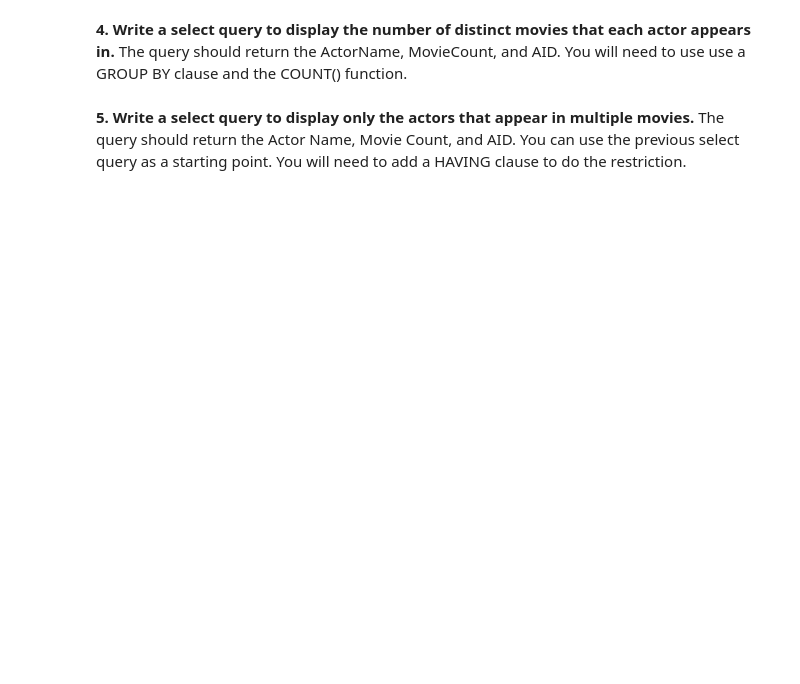
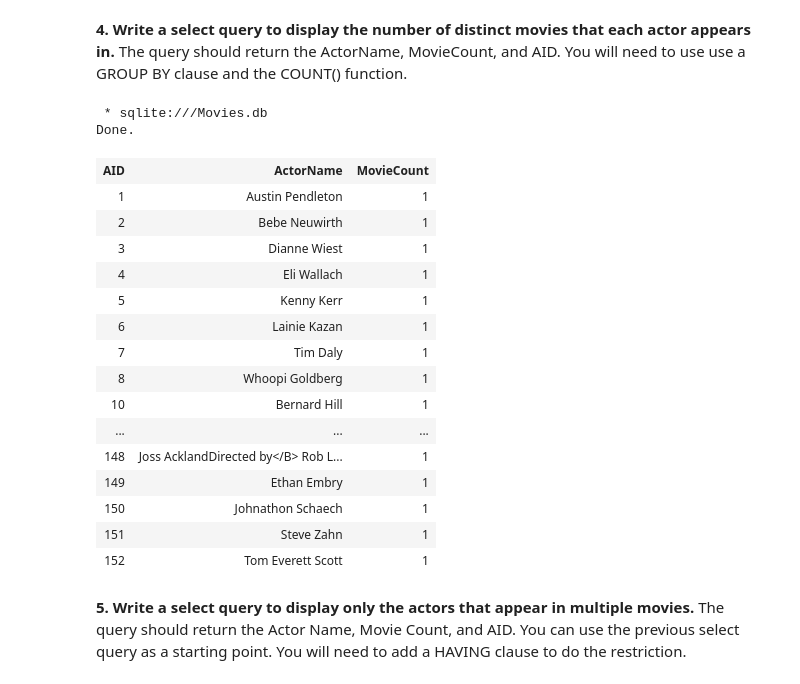
Before and after one commit to mdisanto2/movies-tonight-mdisanto2, a Jupyter notebook: Part4.ipynb, the cells around one changed output. Cells and saved outputs as stored; diff of their text form; code cells hidden in the pictures; blank space fills up the shorter version.

```diff
--- a/Part4.ipynb
+++ b/Part4.ipynb
@@ -17,4 +87,31 @@ The query should use `JOIN` syntax as described in your textbook. Also, use alia
 # %% [markdown]
 **4. Write a select query to display the number of distinct movies that each actor appears in.** The query should return the ActorName, MovieCount, and AID. You will need to use use a GROUP BY clause and the COUNT() function.
+# %%
+%%sql
+SELECT ARTISTS.AID, ARTISTS.NAME as ActorName, COUNT(DISTINCT MID) as MovieCount
+FROM MOVIES
+    JOIN CREDITS USING (MID)
+    JOIN ARTISTS USING (AID)
+WHERE CREDITS.CCODE = 'A'
+GROUP BY ARTISTS.AID, ARTISTS.NAME;
+# %% [output]
+ * sqlite:///Movies.db
+Done.
+| AID | ActorName | MovieCount |
+| 1 | Austin Pendleton | 1 |
+| 2 | Bebe Neuwirth | 1 |
+| 3 | Dianne Wiest | 1 |
+| 4 | Eli Wallach | 1 |
+| 5 | Kenny Kerr | 1 |
+| 6 | Lainie Kazan | 1 |
+| 7 | Tim Daly | 1 |
+| 8 | Whoopi Goldberg | 1 |
+| 10 | Bernard Hill | 1 |
+| ... | ... | ... |
+| 148 | Joss AcklandDirected by</B> Rob L... | 1 |
+| 149 | Ethan Embry | 1 |
+| 150 | Johnathon Schaech | 1 |
+| 151 | Steve Zahn | 1 |
+| 152 | Tom Everett Scott | 1 |
 # %% [markdown]
 **5. Write a select query to display only the actors that appear in multiple movies.** The query should return the Actor Name, Movie Count, and AID. You can use the previous select query as a starting point. You will need to add a HAVING clause to do the restriction.
```
Also changed, not shown: parts of 8 cells of this notebook.
